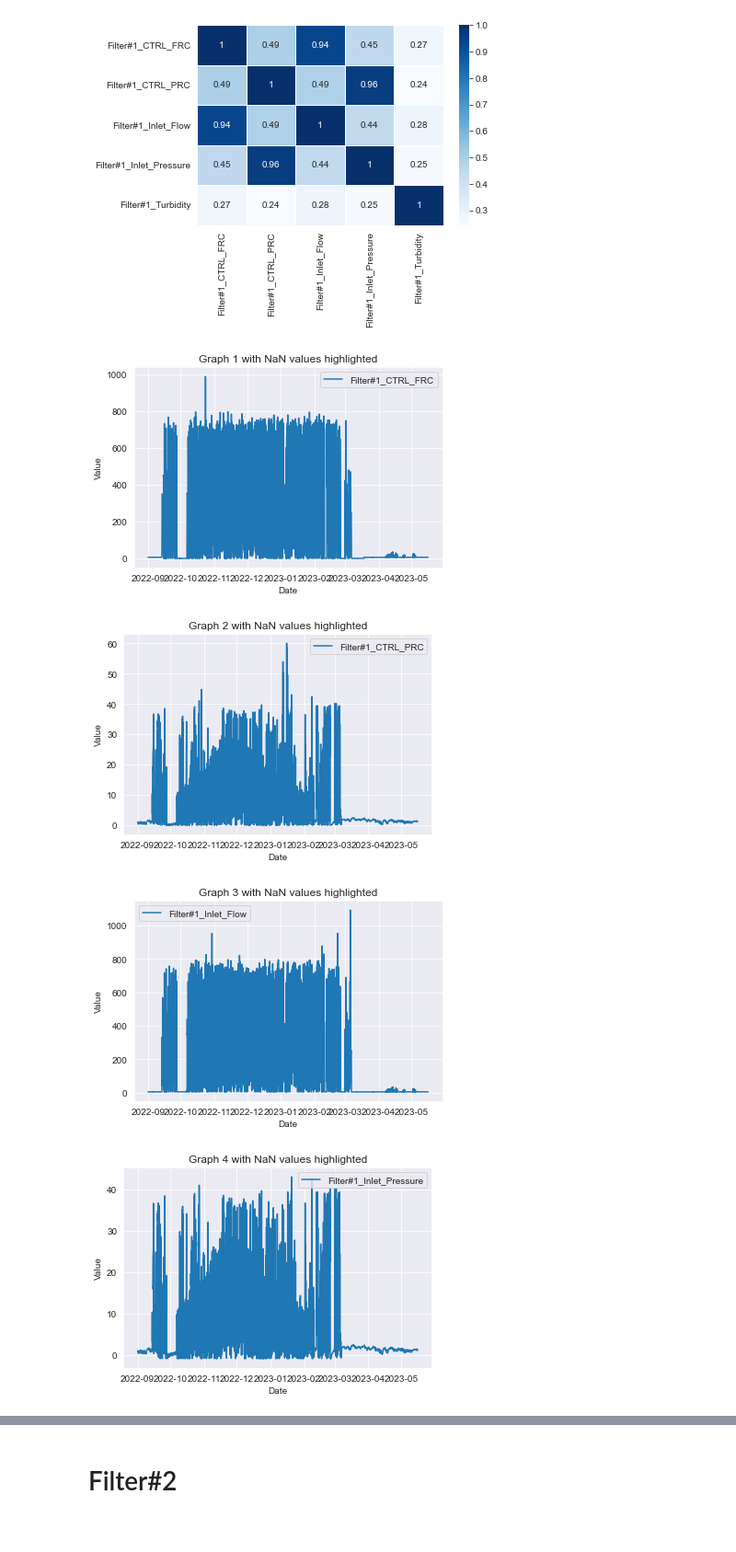
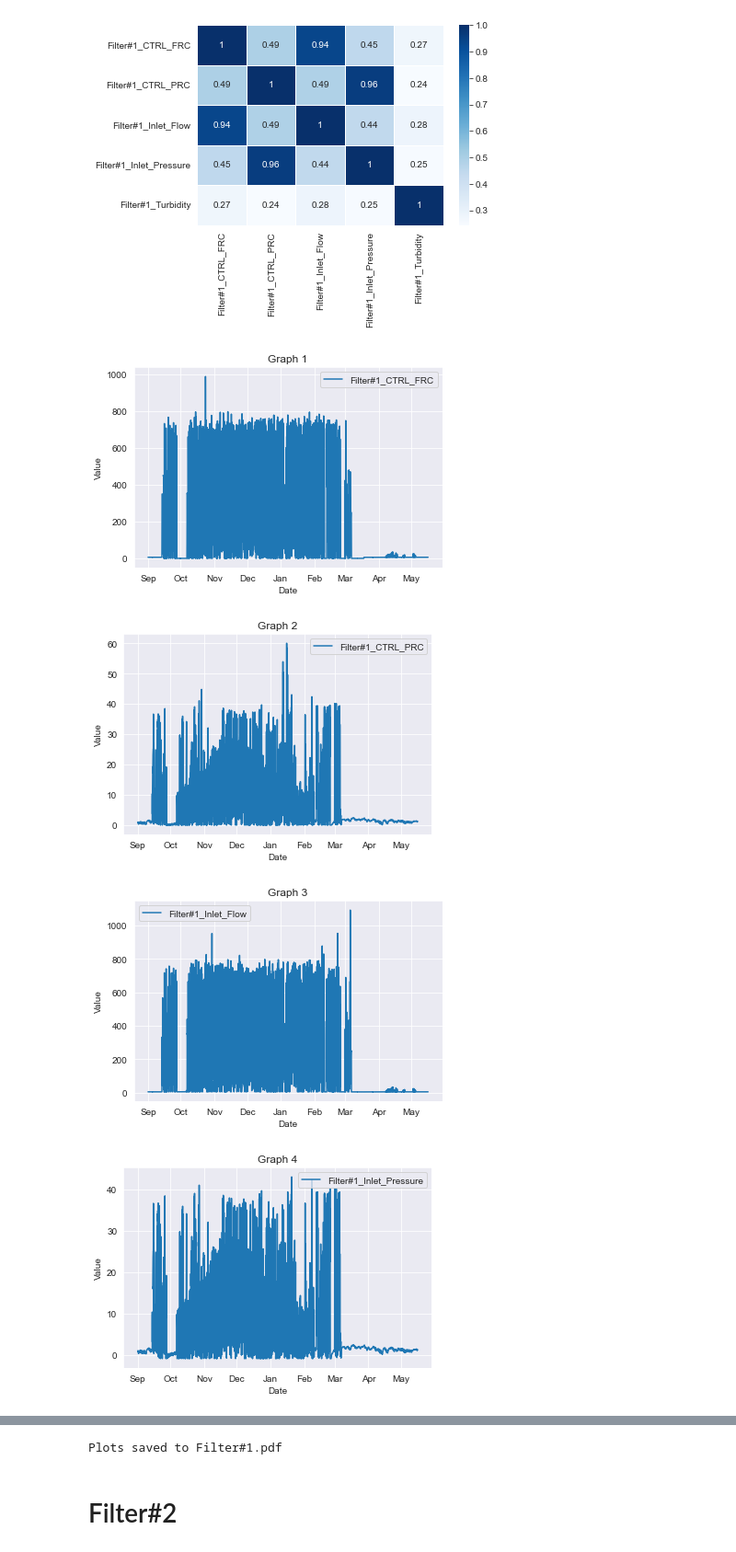
Before and after one commit to saikiranpennam/sugarbeet_analysis, a Jupyter notebook: filters_data_new.ipynb, the cells around one changed output, grey strips where cells are left out. Shown at 92% size. Saved outputs shown, nothing was run; the diff lists cells and outputs as text; code cells hidden in the pictures.

Commit message:
Added save2pdf in the functions and modified the explanation for the graphs

```diff
--- a/filters_data_new.ipynb
+++ b/filters_data_new.ipynb
@@ -124,32 +126,53 @@ sns.heatmap(cormat1,annot=True, cmap="Blues", linewidths=.7)
 <AxesSubplot:>
 [figure]
 # %%
+from matplotlib.dates import MonthLocator, DateFormatter
+
 # Generate a mask to identify NaN values in each column
 nan_mask = df_1hour.isna()
 
 # Define a color palette with 5 distinct colors
 color_palette = plt.cm.get_cmap('tab10', len(df_1hour.columns))
+
+# Create a PDF file to save the plots
+pdf_filename = 'Filter#1.pdf'
+pdf = PdfPages(pdf_filename)
 
 # Iterate
 for i, columns_subset in enumerate([df_1hour.columns[0:1], df_1hour.columns[1:2], df_1hour.columns[2:3], df_1hour.columns[3:4], df_1hour.columns[4:5]]):
     # Create a new figure and axis objects
     fig, ax = plt.subplots()
 
     # Line pLot for each column, setting NaN values to a different color
     for j, column in enumerate(columns_subset):
         color = color_palette(j)
         ax.plot(df_1hour.index, df_1hour[column], color=color, label=column)
 
+    # Format x-axis to display only the month
+    ax.xaxis.set_major_locator(MonthLocator())
+    ax.xaxis.set_major_formatter(DateFormatter('%b'))
+
     # Add labels and a legend to the plot
     ax.set_xlabel('Date')
     ax.set_ylabel('Value')
-    ax.set_title(f'Graph {i+1} with NaN values highlighted')
+    ax.set_title(f'Graph {i+1}')
     ax.legend()
 
     # Display the plot
     plt.show()
+
+    # Save the current figure to the PDF file
+    pdf.savefig(fig)
+
+    # Close the current figure
+    plt.close(fig)
+
+# Close the PDF file
+pdf.close()
+
+print(f"Plots saved to {pdf_filename}")
 # %% [output]
-[figure, old version]
+[figure, new version]
-[figure, old version]
+[figure, new version]
-[figure, old version]
+[figure, new version]
-[figure, old version]
+[figure, new version]
@@ -157,3 +180,4 @@ for i, columns_subset in enumerate([df_1hour.columns[0:1], df_1hour.columns[1:2]
+Plots saved to Filter#1.pdf
 # %% [markdown]
 # Filter#2
 # %%
```
Also changed, not shown: parts of 8 cells of this notebook.
